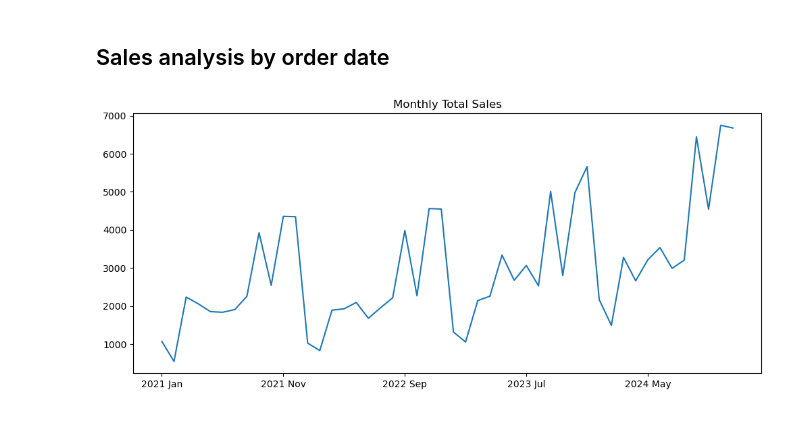
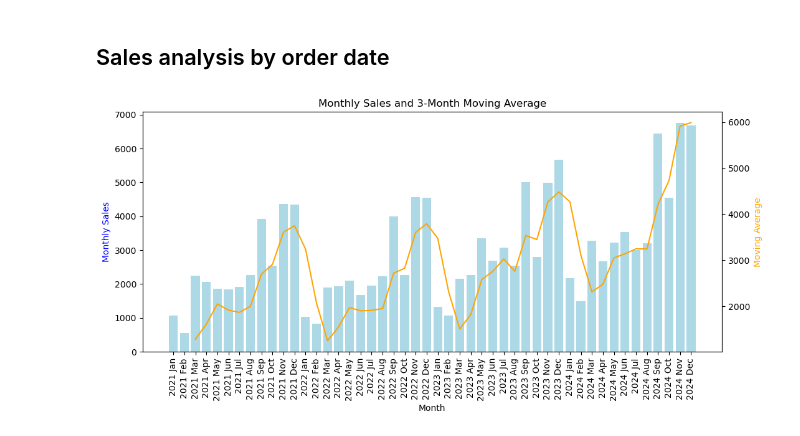
Before and after one commit to suranjanrana/data-analysis-and-warehousing-project, a Jupyter notebook: notebooks/candy-analysis.ipynb, the cells around one changed output. Saved outputs shown, nothing was run; the diff lists cells and outputs as text; code cells hidden in the pictures.

Commit message:
Sales analysis by order date

```diff
--- a/notebooks/candy-analysis.ipynb
+++ b/notebooks/candy-analysis.ipynb
@@ -324,28 +324,41 @@ candy_sales_df["Order Month"] = candy_sales_df["Order Date"].dt.month
 # %%
 months = {
     0: "Jan",
     1: "Feb",
     2: "Mar",
     3: "Apr",
     4: "May",
     5: "Jun",
     6: "Jul",
     7: "Aug",
     8: "Sep",
     9: "Oct",
     10: "Nov",
     11: "Dec"
 }
 
-
+# Monthly total sales
 monthly_total_sales = candy_sales_df.groupby(["Order Year", "Order Month"])["Sales"].sum().round(2).sort_index()
 
 # Rename index
 monthly_total_sales.index = [f"{x} {months[y-1]}" for x, y in monthly_total_sales.index]
 
+# Moving average
+window_size = 3
+moving_avg = monthly_total_sales.rolling(window=window_size).mean()
+
 # Plot
-monthly_total_sales.plot(figsize=(12, 5))
-plt.title("Monthly Total Sales")
+fig, ax1 = plt.subplots(figsize=(12, 5), sharex=True, sharey=True)
+
+ax2 = ax1.twinx()
+
+ax1.bar(monthly_total_sales.index, monthly_total_sales, color="lightblue", label="Monthly Sales")
+ax2.plot(moving_avg.index, moving_avg, color="orange", label=f"{window_size}-Month Moving Average")
+ax1.set_xlabel("Month")
+ax1.tick_params(axis="x", rotation=90)
+ax1.set_ylabel("Monthly Sales", color="blue")
+ax2.set_ylabel("Moving Average", color="orange")
+plt.title(f"Monthly Sales and {window_size}-Month Moving Average")
 plt.show()
 # %% [output]
-[figure, old version]
+[figure, new version]
```
Also changed, not shown: parts of 3 cells of this notebook.
